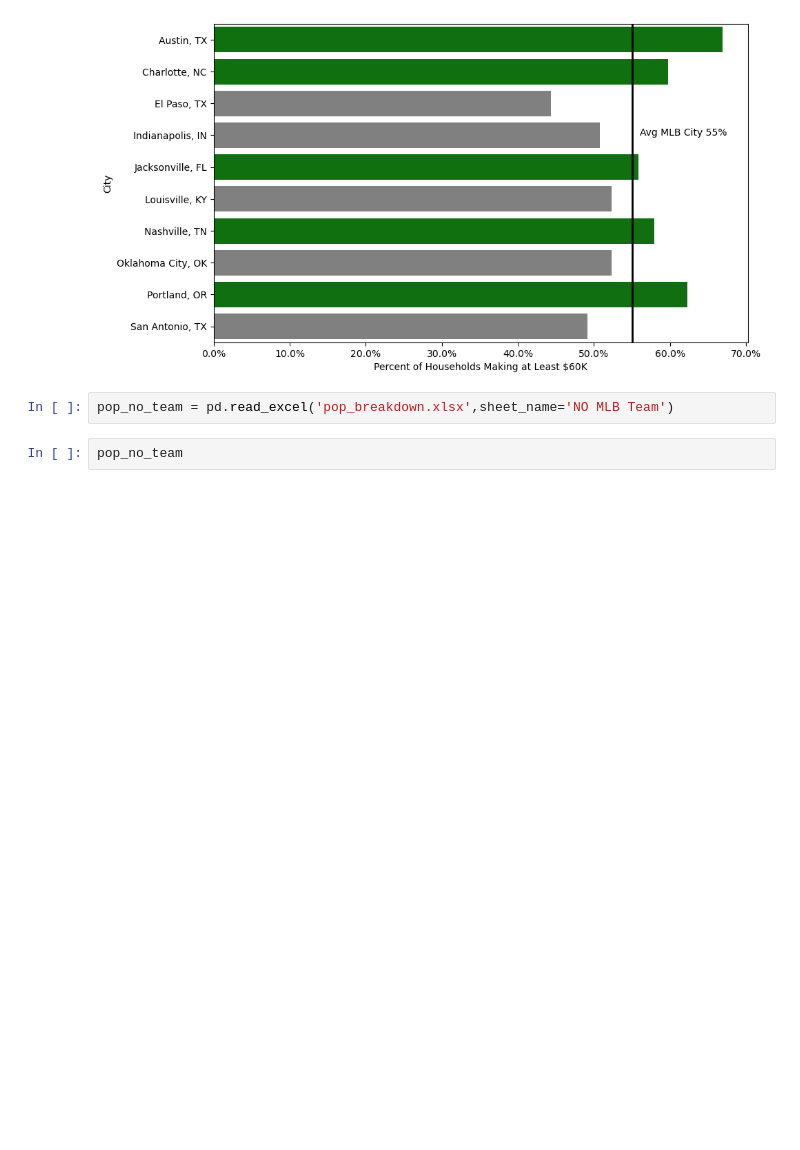
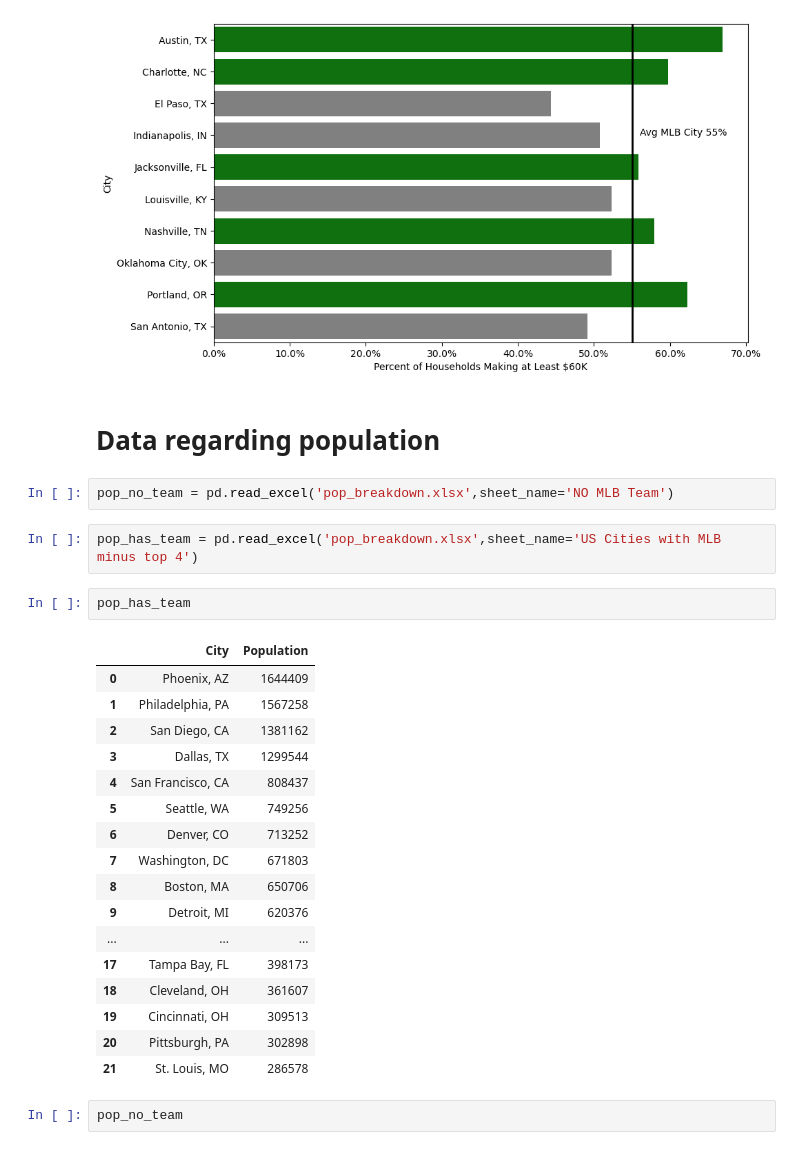
Before and after one commit to NashvilleNorris/norris_capstone, a Jupyter notebook: data/capstone.ipynb, the cells around one changed output. Saved outputs shown, nothing was run; the diff lists cells and outputs as text; blank space fills up the shorter version.

```diff
--- a/data/capstone.ipynb
+++ b/data/capstone.ipynb
@@ -180,8 +213,32 @@ ax.set_xticklabels(map('{:.1f}%'.format, 100*ax.xaxis.get_majorticklocs()));
           # data = income_no_team)
 # %% [output]
 [figure]
+# %% [markdown]
+# Data regarding population
 # %%
 pop_no_team = pd.read_excel('pop_breakdown.xlsx',sheet_name='NO MLB Team')
+# %%
+pop_has_team = pd.read_excel('pop_breakdown.xlsx',sheet_name='US Cities with MLB minus top 4')
+# %%
+pop_has_team
+# %% [output]
+|  | City | Population |
+| 0 | Phoenix, AZ | 1644409 |
+| 1 | Philadelphia, PA | 1567258 |
+| 2 | San Diego, CA | 1381162 |
+| 3 | Dallas, TX | 1299544 |
+| 4 | San Francisco, CA | 808437 |
+| 5 | Seattle, WA | 749256 |
+| 6 | Denver, CO | 713252 |
+| 7 | Washington, DC | 671803 |
+| 8 | Boston, MA | 650706 |
+| 9 | Detroit, MI | 620376 |
+| ... | ... | ... |
+| 17 | Tampa Bay, FL | 398173 |
+| 18 | Cleveland, OH | 361607 |
+| 19 | Cincinnati, OH | 309513 |
+| 20 | Pittsburgh, PA | 302898 |
+| 21 | St. Louis, MO | 286578 |
 # %%
 pop_no_team
 # %% [output]
```
Also changed, not shown: parts of 41 cells of this notebook, 1 other file.
